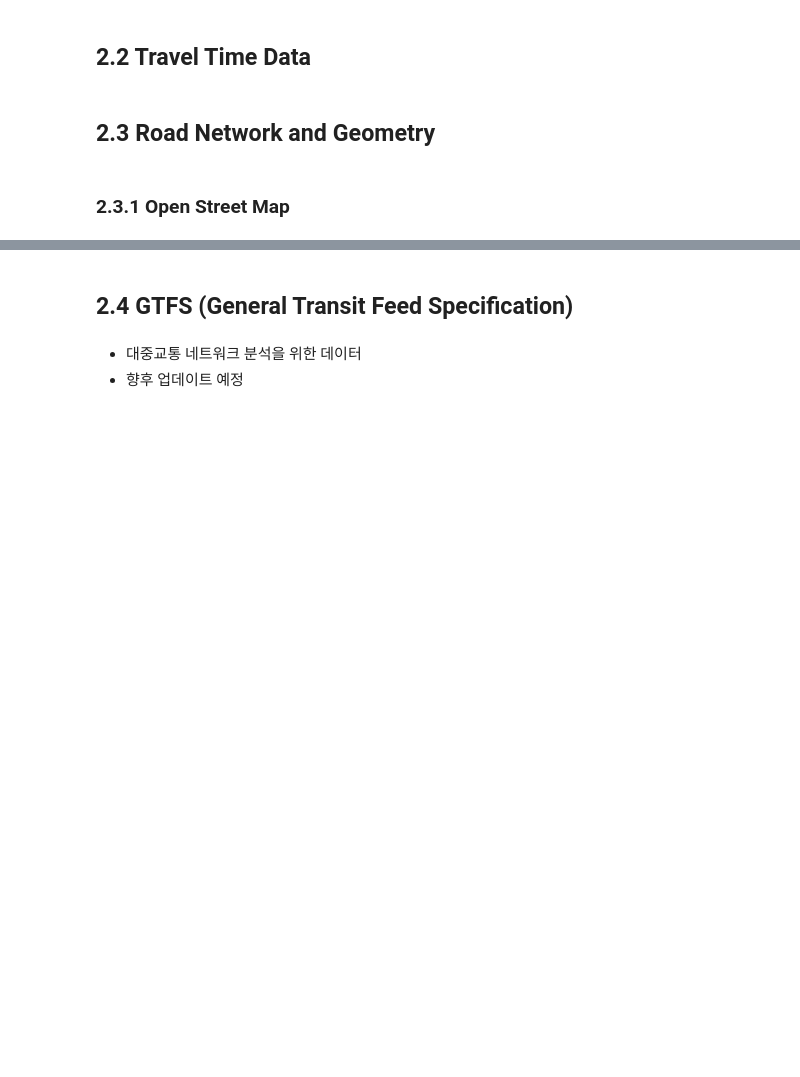
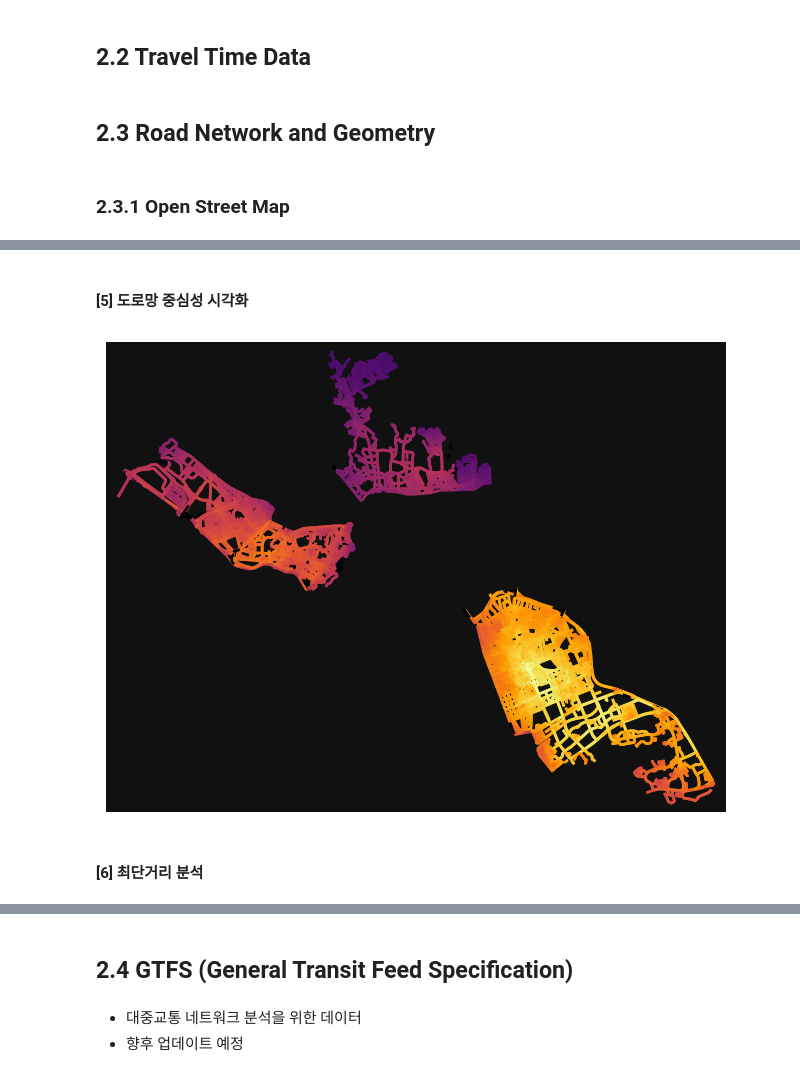
Before and after one commit to jihoyeo/mobility-simulation-book, a Jupyter notebook: _sources/ko/chapter2.ipynb, the cells around one changed output, grey strips where cells are left out. Drawn from its saved outputs; the diff is of its cells as text; code cells hidden in the pictures; blank space fills up the shorter version.

```diff
--- a/_sources/ko/chapter2.ipynb
+++ b/_sources/ko/chapter2.ipynb
@@ -108,0 +193,24 @@ OSMnx 이용해서 그래프 분석하고, 지난번 세미나 때 했던 간소
+# %% [markdown]
+#### [5]  도로망 중심성 시각화
+# %%
+# 그래프의 간선을 노드로, 노드를 간선으로 변환하여 line graph 생성
+# (간선 중심성을 계산하기 위해 Line Graph 기법을 사용)
+edge_centrality = nx.closeness_centrality(nx.line_graph(G))
+
+# 원래 그래프 G의 각 간선에 대해 closeness centrality 값을 속성으로 설정
+nx.set_edge_attributes(G, edge_centrality, 'edge_centrality')
+
+# 원래 그래프의 간선을 중심성 값으로 색칠하기 위해 컬러맵(inferno)을 사용하여 색상 설정
+ec = ox.plot.get_edge_colors_by_attr(G, 'edge_centrality', cmap='inferno')
+
+# closeness centrality 값을 바탕으로 색상이 지정된 간선을 가진 그래프 시각화
+fig, ax = ox.plot_graph(
+                        G,                  # 시각화할 그래프
+                        edge_color=ec,      # 간선의 색상 (중심성 값에 따라 설정된 색상)
+                        edge_linewidth=2,   # 간선의 두께
+                        node_size=0         # 노드 크기 (0으로 설정하여 노드 미표시)
+                        )
+# %% [output]
+[figure, added]
+# %% [markdown]
+#### [6] 최단거리 분석
```
Also changed, not shown: parts of 35 cells of this notebook, 14 other files.
